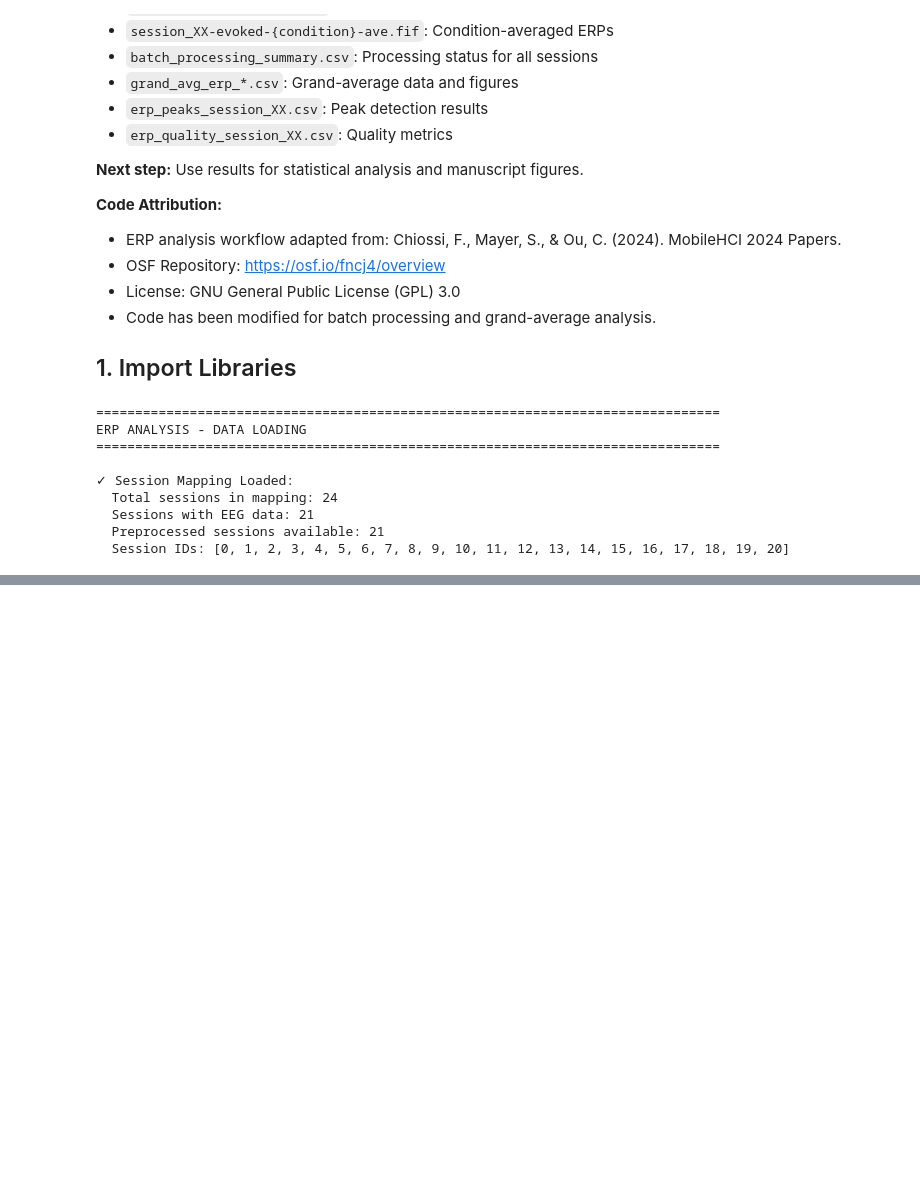
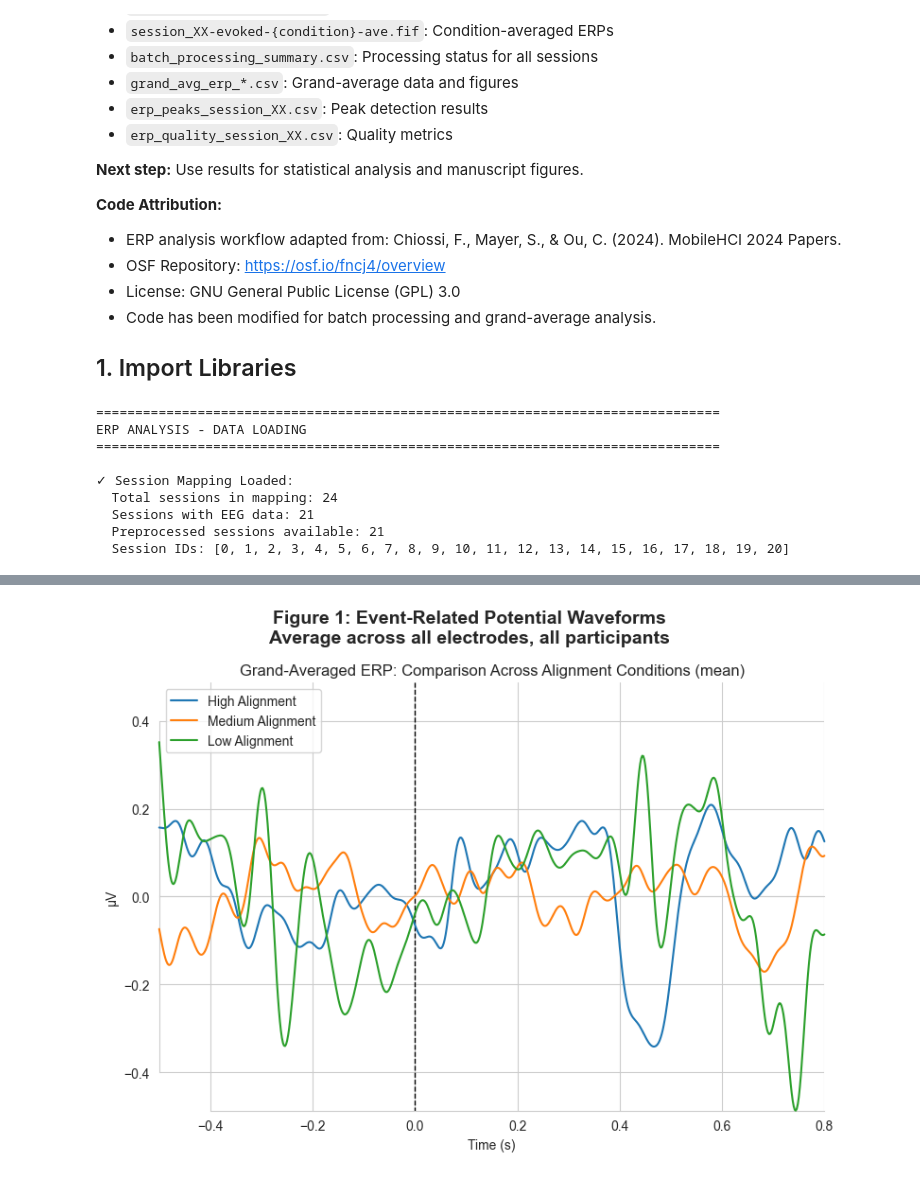
Before and after one commit to kimberlyeder/eeg-eyetracking-analysis, a Jupyter notebook: 05_ERP_Analysis.ipynb, the cells around one changed output, grey strips where cells are left out. Cells and saved outputs as stored; diff of their text form; code cells hidden in the pictures; blank space fills up the shorter version.

```diff
--- a/05_ERP_Analysis.ipynb
+++ b/05_ERP_Analysis.ipynb
@@ -979,0 +500,79 @@ combining channels using "mean"
+# %%
+# LOAD BATCH PROCESSING RESULTS - Load all processed ERPs and compute grand averages
+
+import warnings
+warnings.filterwarnings('ignore')
+
+print("="*100)
+print("LOADING BATCH PROCESSING RESULTS")
+print("="*100)
+
+# Load all available evoked files and group by condition
+evokeds_by_condition = {'high': [], 'medium': [], 'low': []}
+
+for sess_id in available_sessions:
+    for condition in ['high', 'medium', 'low']:
+        evoked_file = f'./preprocessed/session_{sess_id:02d}-evoked-{condition}-ave.fif'
+        if os.path.exists(evoked_file):
+            try:
+                evoked = mne.read_evokeds(evoked_file, verbose=False)[0]
+                evokeds_by_condition[condition].append(evoked)
+            except Exception as e:
+                print(f"⚠️ Failed to load {evoked_file}: {str(e)[:50]}")
+
+# Report loaded data
+print(f"\n✓ Loaded ERPs:")
+for condition, evokeds_list in evokeds_by_condition.items():
+    print(f"  {condition.capitalize()}: {len(evokeds_list)} sessions")
+
+# Compute grand averages
+print(f"\n{'='*100}")
+print("COMPUTING GRAND AVERAGES")
+print(f"{'='*100}\n")
+
+evoked_high = mne.grand_average(evokeds_by_condition['high']) if evokeds_by_condition['high'] else None
+evoked_medium = mne.grand_average(evokeds_by_condition['medium']) if evokeds_by_condition['medium'] else None
+evoked_low = mne.grand_average(evokeds_by_condition['low']) if evokeds_by_condition['low'] else None
+
+# Plot ERPs for all conditions together
+evokeds_to_plot = {}
+if evoked_high is not None:
+    evokeds_to_plot['High Alignment'] = evoked_high
+    print(f"✓ High Alignment: Grand average of {len(evokeds_by_condition['high'])} sessions")
+if evoked_medium is not None:
+    evokeds_to_plot['Medium Alignment'] = evoked_medium
+    print(f"✓ Medium Alignment: Grand average of {len(evokeds_by_condition['medium'])} sessions")
+if evoked_low is not None:
+    evokeds_to_plot['Low Alignment'] = evoked_low
+    print(f"✓ Low Alignment: Grand average of {len(evokeds_by_condition['low'])} sessions")
+
+if len(evokeds_to_plot) > 0:
+    print(f"\n{'='*100}")
+    print("GRAND-AVERAGE ERP VISUALIZATION")
+    print(f"{'='*100}\n")
+
+    fig = mne.viz.plot_compare_evokeds(
+        evokeds_to_plot,
+        picks='eeg',
+        combine='mean',
+        title='Grand-Averaged ERP: Comparison Across Alignment Conditions',
+        axes=None,
+        show=False
+    )
+    plt.suptitle('Figure 1: Event-Related Potential Waveforms\nAverage across all electrodes, all participants',
+                 fontsize=14, fontweight='bold', y=0.98)
+    plt.tight_layout()
+    plt.show()
+
+    # Save grand averages
+    if evoked_high is not None:
+        evoked_high.save('./results/grand_avg_high-ave.fif', overwrite=True)
+    if evoked_medium is not None:
+        evoked_medium.save('./results/grand_avg_medium-ave.fif', overwrite=True)
+    if evoked_low is not None:
+        evoked_low.save('./results/grand_avg_low-ave.fif', overwrite=True)
+
+    print(f"\n✓ Grand averages saved to ./results/")
+else:
+    print("⚠️ No ERPs available to plot - run batch processing first (Section 3)")
+# %% [output]
@@ -979,0 +596 @@ combining channels using "mean"
+[figure, added]
```
Also changed, not shown: parts of 52 cells of this notebook, 1 other file.
